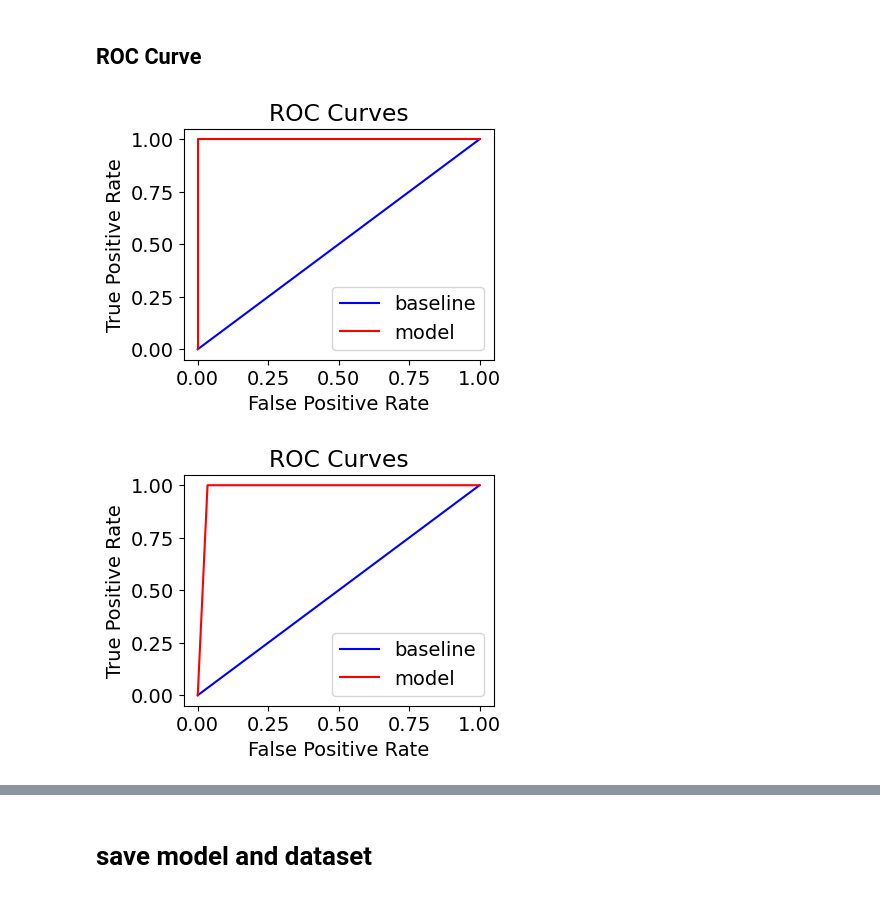
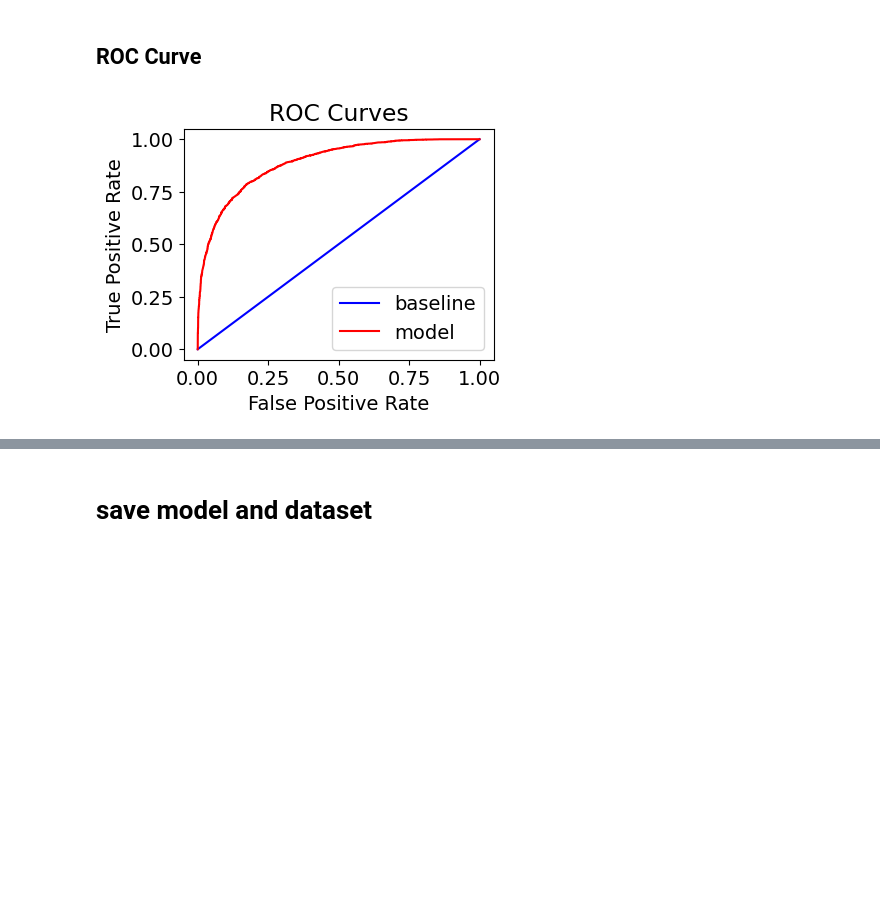
Before and after one commit to ylin00/seizurecast, a Jupyter notebook: notebooks/Seizure_Forecasting_RF.ipynb, the cells around one changed output, grey strips where cells are left out. Cells and saved outputs as stored; diff of their text form; code cells hidden in the pictures; blank space fills up the shorter version.

```diff
--- a/notebooks/Seizure_Forecasting_RF.ipynb
+++ b/notebooks/Seizure_Forecasting_RF.ipynb
@@ -310,7 +443,7 @@ LogisticRegression [0.63902788 0.59328091 0.64045747 0.61829878 0.61401001]
 Random forest classifier is a conventional non-linear classifier
 # %%
 from sklearn.ensemble import RandomForestClassifier
-clf['rf'] = RandomForestClassifier(n_estimators=200, max_depth=None,
+clf['rf'] = RandomForestClassifier(n_estimators=400, max_depth=None,
     min_samples_split=3, random_state=0)
 print(
     "RandomForestClassifier",
@@ -358,7 +518,7 @@ def set_seed():
     rn.seed(1)
 # %%
 from keras.models import Sequential
-from keras.layers import Input, Dense, Dropout, Bidirectional, BatchNormalization
+from keras.layers import Input, Dense, Dropout, Bidirectional, BatchNormalization, LSTM
 from tensorflow.keras.callbacks import EarlyStopping
 
 set_seed()
@@ -389,8 +549,8 @@ history = clf['nn'].fit(
         train_y,
         validation_split=0.2,
         batch_size=50,
-        epochs=200,
-        verbose=0,
+        epochs=50,
+        verbose=1,
         shuffle=False
 #         callbacks=EarlyStopping(monitor='val_loss', mode='min')
 )
@@ -443,10 +604,12 @@ dict_keys(['loss', 'acc', 'val_loss', 'val_acc'])
 # %% [markdown]
 # Evaluation
 # %%
-clf['rf'].fit(test_X, test_y)
-clf['lda'].fit(test_X, test_y)
-clf['mlp'].fit(scaler.transform(test_X), test_y)
-clf['adb'].fit(test_X, test_y)
-clf['lg'].fit(scaler.transform(test_X), test_y)
+clf['rf'].fit(train_X, train_y)
+clf['lda'].fit(train_X, train_y)
+clf['mlp'].fit(scaler.transform(train_X), train_y)
+clf['adb'].fit(train_X, train_y)
+clf['lg'].fit(scaler.transform(train_X), train_y)
 # %% [output]
 LogisticRegression(max_iter=2000, random_state=0)
+# %%
+rf_random.best_estimator_.fit(test_X, test_y)
@@ -514,24 +685,23 @@ Confusion matrix, without normalization
 # %%
 def plot_roc_curve(base_fpr, base_tpr, model_fpr, model_tpr):
     # Plot formatting
     plt.figure(figsize=(4, 3))
 
     # Plot both curves
     plt.plot(base_fpr, base_tpr, 'b', label='baseline')
     plt.plot(model_fpr, model_tpr, 'r', label='model')
     plt.legend();
     plt.xlabel('False Positive Rate');
     plt.ylabel('True Positive Rate');
     plt.title('ROC Curves');
     plt.show();
 
 roc = {}
-roc['rf'] = roc_curve(test_y, clf['rf'].predict_proba(test_X)[:, 1])
+roc['rf'] = roc_curve(test_y>0.5, clf['rf'].predict_proba(test_X)[:, 1])
 
-roc['nn'] = roc_curve(test_y, pred_y['nn'])
+# roc['nn'] = roc_curve(test_y, pred_y['nn'])
 
 plot_roc_curve([0, 1], [0, 1], roc['rf'][0], roc['rf'][1])
-plot_roc_curve([0, 1], [0, 1], roc['nn'][0], roc['nn'][1])
+# plot_roc_curve([0, 1], [0, 1], roc['nn'][0], roc['nn'][1])
 # %% [output]
-[figure, old version]
+[figure, new version]
-[figure, removed]
```
Also changed, not shown: parts of 33 cells of this notebook, 5 other files.
